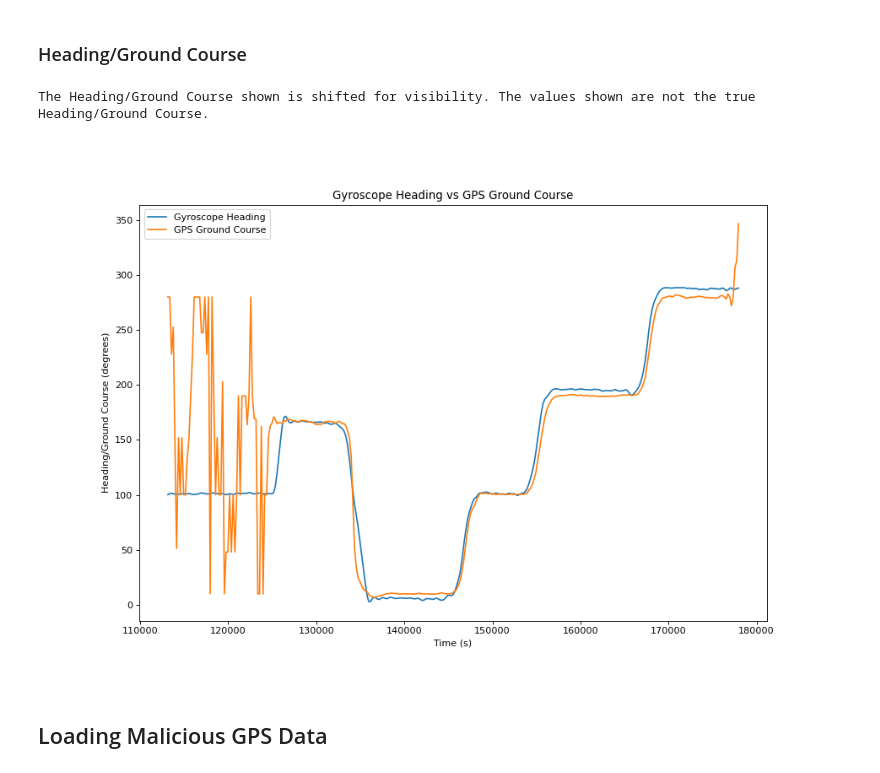
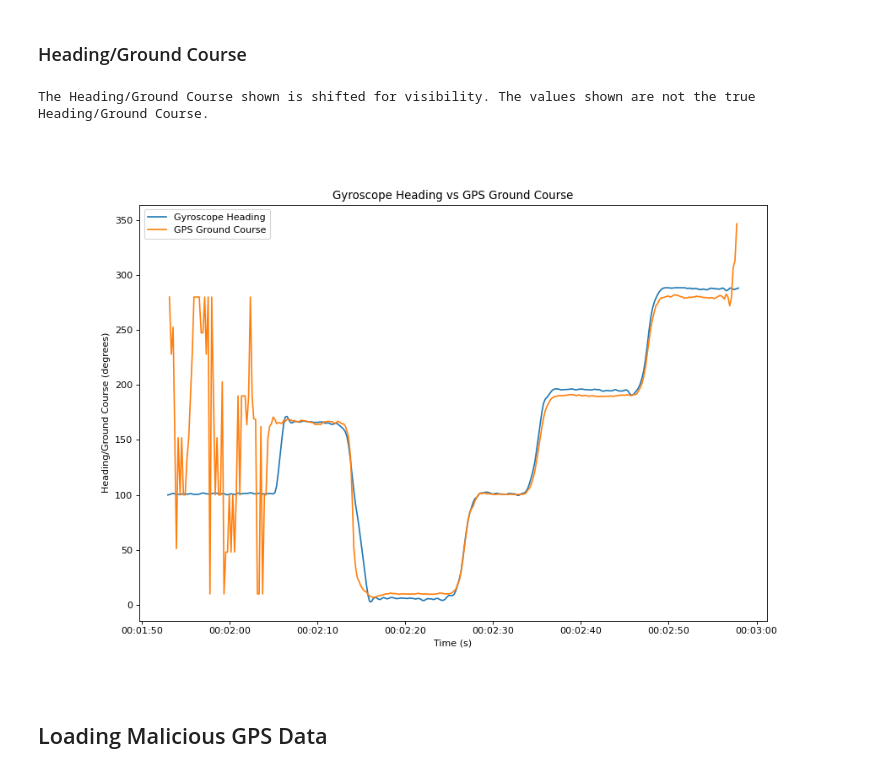
Before and after one commit to BaileySri/Practical-Software-Defense-for-GPS-Spoofing-on-a-Hobby-UAV-Offline, a Jupyter notebook: notebooks/1.0-bks-GPS.ipynb, the cells around one changed output. Saved outputs shown, nothing was run; the diff lists cells and outputs as text; code cells hidden in the pictures.

```diff
--- a/notebooks/1.0-bks-GPS.ipynb
+++ b/notebooks/1.0-bks-GPS.ipynb
@@ -58,3 +60,10 @@ gps_down = change_in_signal(gps.Down/100)/(gpsMS.gpsMS.diff().mean()/1000)
+# %%
+from confirmation.process import geodetic2ned, change_in_signal
+
+gps = geodetic2ned(gpsMS.lat, gpsMS.lng, gpsMS.gpAlt)
+gps_north = gps.North.diff().fillna(0)/(gpsMS.gpsMS.diff().dt.total_seconds())
+gps_east = gps.East.diff().fillna(0)/(gpsMS.gpsMS.diff().dt.total_seconds())
+gps_down = gps.Down.diff().fillna(0)/100/(gpsMS.gpsMS.diff().dt.total_seconds())
 # %%
 from confirmation.process import length, body_to_earth2D, low_pass_filter
 import matplotlib.pyplot as plt
@@ -89,24 +102,27 @@ plt.show()
 # %% [markdown]
 ### Altitude
 # %%
+#Pitch information from magnetometer
+from confirmation.process import mag_to_pitch
+pitch = pd.DataFrame(data={'magUS':magUS.magUS, 'pitch':mag_to_pitch(magUS.magz, magUS.magy, magUS.magx)})
 #Rangefinder
-rfMS = df[df.rfMS.shift() != df.rfMS][["rfMS","rf","m22"]].reset_index(drop=True)
-tilt_compensated_rf = []
-for reading in range(len(rfMS)):
-    tilt_compensated_rf.append(max(rfMS.m22[reading], 0.707) * rfMS.rf[reading])
-tilt_compensated_rf = pd.Series(tilt_compensated_rf, name="Rangefinder")
-rf_alt = tilt_compensated_rf/100
+rfMS['rfAlt'] = rfMS.m22.multiply(rfMS.rf/100)
+#Merging pitch and rangefinder data
+rf_alt = pd.merge_asof(rfMS, pitch, left_on='rfMS', right_on='magUS', direction='backward')
+#Compensating pitch, tc
+rf_alt['tc'] = rf_alt.rfAlt.multiply(1-(0.293*(abs(rf_alt.pitch-180)/45)))
 
 #GPS
 gps_alt = change_in_signal(gpsMS.gpAlt/100)
 
 plt.figure(2, figsize=(12, 8), dpi=80)
-plt.subplot(1, 1, 1)
-plt.plot(rfMS.rfMS/1000, rf_alt-rf_alt[0], label="Rangefinder")
-plt.plot(gpsMS.gpsMS[1:]/1000, gps_alt.cumsum(), label="GPS")
+ax = plt.subplot(1, 1, 1)
+plt.plot(rfMS.rfMS, rf_alt.tc - rf_alt.tc[0], label="TC Rangefinder")
+plt.plot(gpsMS.gpsMS[1:], gps_alt.cumsum(), label="GPS")
 plt.xlabel("Time (s)")
 plt.ylabel("Above-Ground-Level Height (m)")
 plt.title("Rangefinder and GPS Altitude")
+ax.xaxis.set_major_formatter(dates.DateFormatter('%M:%S'))
 plt.legend()
 plt.show()
 # %% [output]
@@ -116,33 +132,34 @@ plt.show()
 # %%
 from math import degrees, atan2
 from confirmation.process import trap_integrate, signal_match_and_cumsum
 
 #GPS derived ground course
 gps_gc = []
 for reading in range(len(gps_north)):
     gps_gc.append(degrees(atan2(gps_east[reading], gps_north[reading])) % 360)
 gps_gc = pd.Series(gps_gc, name="GPS Ground Course")
 
 #Matching gyroscope to the optical flow update rate
-gyr_heading = trap_integrate(cUS.cUS / 1000000, cUS.gyrz).apply(degrees).cumsum() % 360
-gyr_gps_heading = signal_match_and_cumsum(cUS.cUS.reset_index(drop=True)/1000, change_in_signal(gyr_heading),
-                                          gpsMS.gpsMS[1:].reset_index(drop=True), change_in_signal(gps_gc))
+gyr_heading = trap_integrate(cUS.cUS.diff().dt.total_seconds().fillna(0).cumsum(), cUS.gyrz).apply(degrees).cumsum() % 360
+gyr_gps_heading = signal_match_and_cumsum(cUS.cUS.diff().dt.total_seconds().fillna(0).cumsum(), change_in_signal(gyr_heading),
+                                          gpsMS.gpsMS.diff().dt.total_seconds().fillna(0).cumsum(), gps_gc)
 gyr_gps_heading = pd.Series(gyr_gps_heading, name="Gyroscope Heading")
 gyr_gps_heading = (gyr_gps_heading-90)%360
 
 plt.figure(3, figsize=(12, 8), dpi=80)
 plt.subplot(1, 1, 1)
-plt.plot(gpsMS.gpsMS[1:], (gyr_gps_heading-170)%360, label="Gyroscope Heading")
-plt.plot(gpsMS.gpsMS[1:], (gps_gc-170)%360, label="GPS Ground Course")
+plt.plot(gpsMS.gpsMS, (gyr_gps_heading-170)%360, label="Gyroscope Heading")
+plt.plot(gpsMS.gpsMS, (gps_gc-170)%360, label="GPS Ground Course")
 plt.xlabel("Time (s)")
 plt.ylabel("Heading/Ground Course (degrees)")
 plt.title("Gyroscope Heading vs GPS Ground Course")
+ax.xaxis.set_major_formatter(dates.DateFormatter('%M:%S'))
 plt.legend()
 print("The Heading/Ground Course shown is shifted for visibility. The values shown are not the true Heading/Ground Course.")
 plt.show()
 # %% [output]
 The Heading/Ground Course shown is shifted for visibility. The values shown are not the true Heading/Ground Course.
-[figure, old version]
+[figure, new version]
 # %% [markdown]
 ## Loading Malicious GPS Data
 # %%
```
Also changed, not shown: parts of 9 cells of this notebook.
